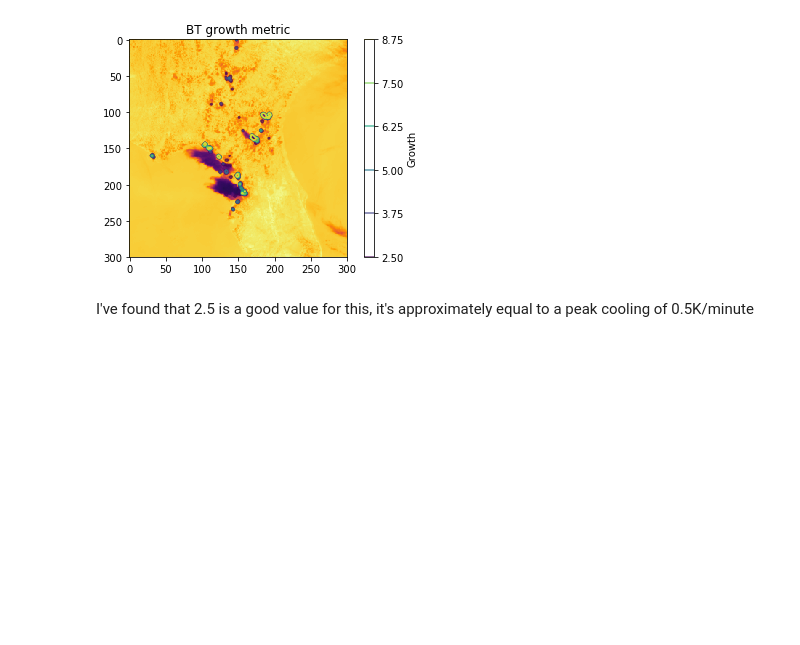
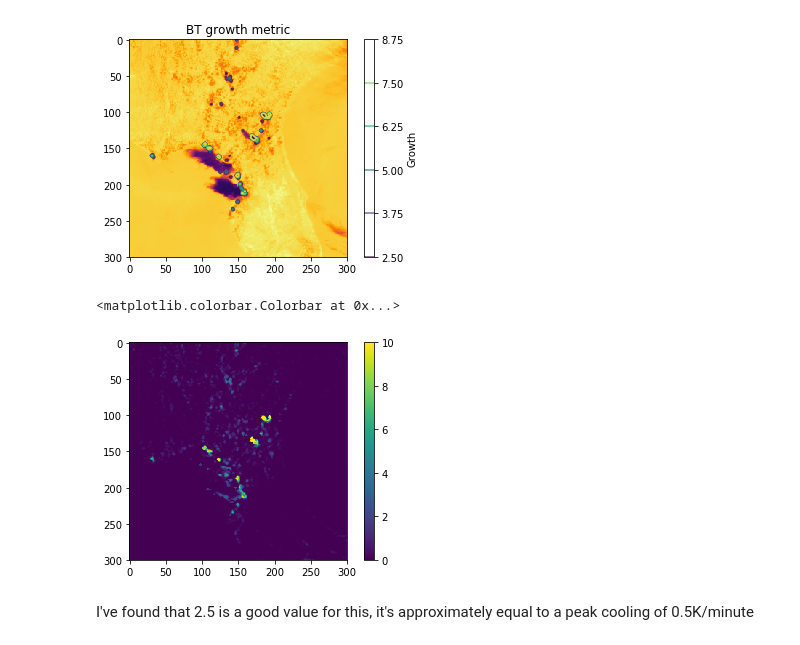
Before and after one commit to w-k-jones/python_toolbox, a Jupyter notebook: examples/Flow_tracking_example.ipynb, the cells around one changed output. Cells and saved outputs as stored; diff of their text form; code cells hidden in the pictures; blank space fills up the shorter version.

```diff
--- a/examples/Flow_tracking_example.ipynb
+++ b/examples/Flow_tracking_example.ipynb
@@ -150,6 +151,12 @@ plt.title('BT growth metric')
 # %% [output]
 Text(0.5,1,'BT growth metric')
 [figure]
+# %%
+plt.imshow(bt_growth_dilate[24])
+plt.colorbar()
+# %% [output]
+<matplotlib.colorbar.Colorbar at 0x...>
+[figure, added]
 # %% [markdown]
 I've found that 2.5 is a good value for this, it's approximately equal to a peak cooling of 0.5K/minute
 # %%
```
Also changed, not shown: parts of 28 cells of this notebook, 2 other files.
